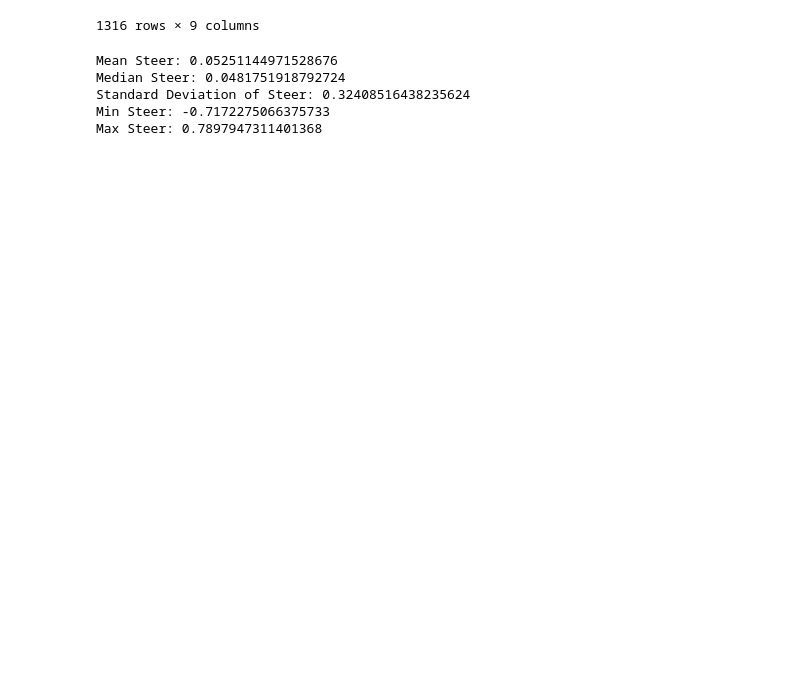
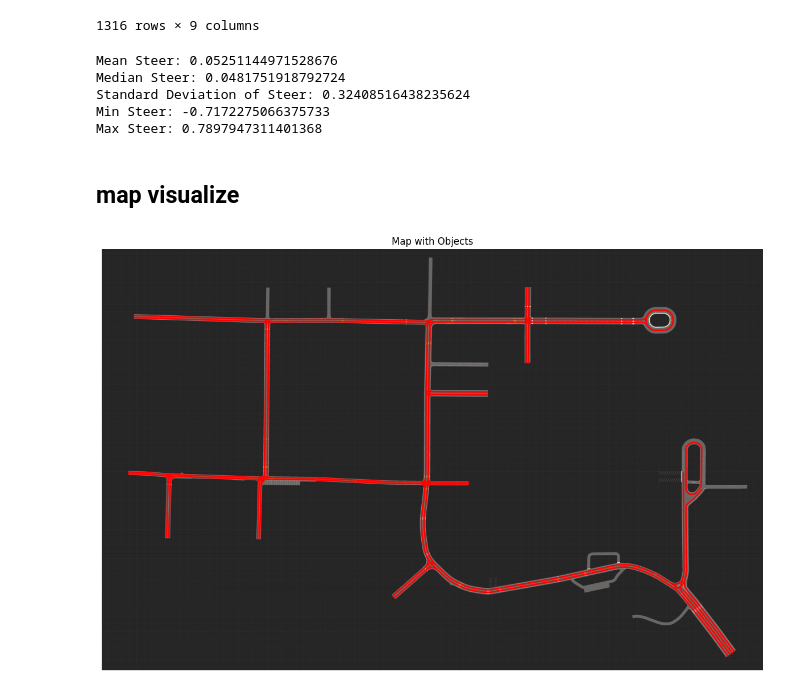
Before and after one commit to PoohNB/self-driving-sb3, a Jupyter notebook: notebook/playing_notbook.ipynb, the cells around one changed output. Saved outputs shown, nothing was run; the diff lists cells and outputs as text; code cells hidden in the pictures; blank space fills up the shorter version.

```diff
--- a/notebook/playing_notbook.ipynb
+++ b/notebook/playing_notbook.ipynb
@@ -481,0 +509,2 @@ K_0 in
+# %% [markdown]
+## map visualize
@@ -481,0 +520,3 @@ K_0 in
+# %%
+from environment.tools.scene_designer import LocateObject
+vmap = LocateObject(map_path="../utils_backup/map.png")
@@ -481,0 +526,4 @@ K_0 in
+# %%
+vmap.plot(show_index=False)
+# %% [output]
+[figure, added]
```
Also changed, not shown: parts of 46 cells of this notebook, 16 other files.
